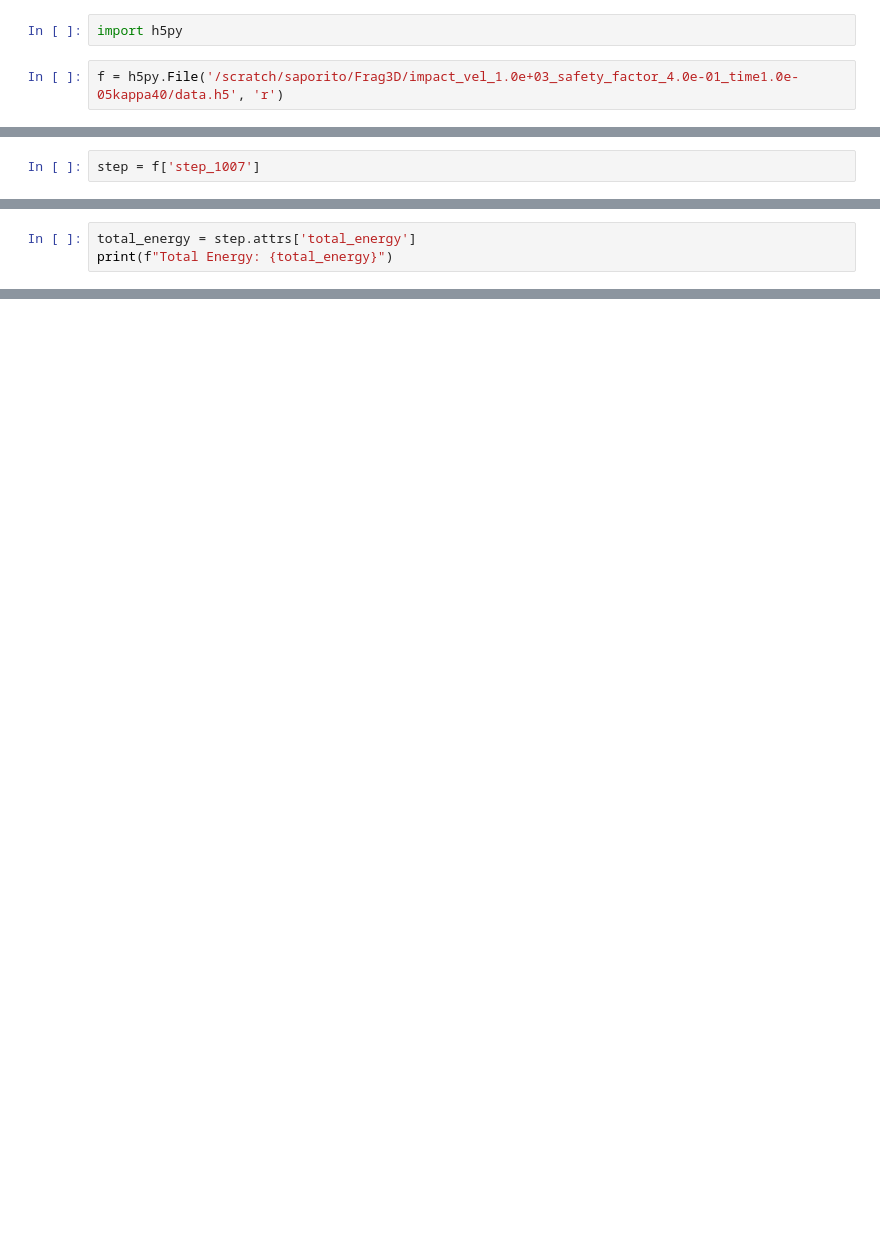
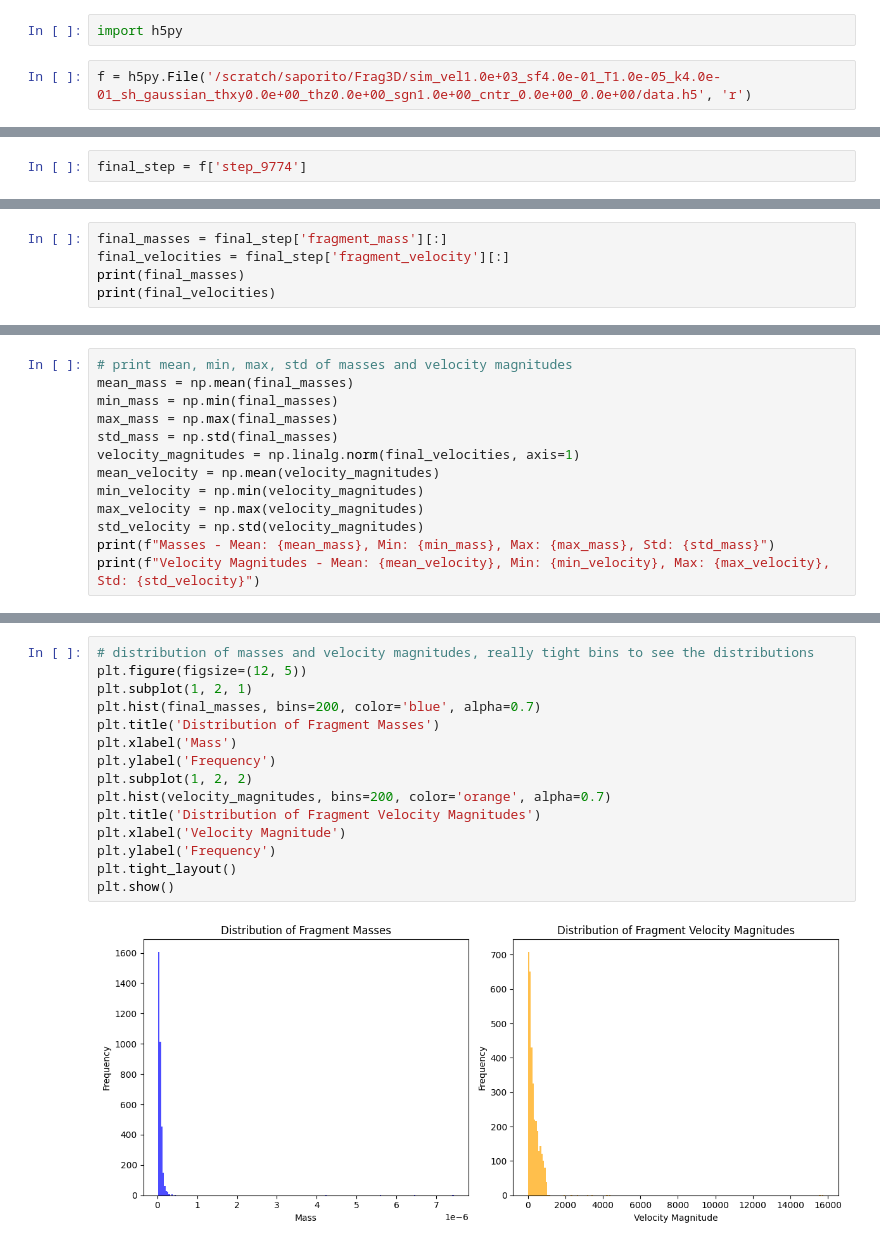
Before and after one commit to andreasaporito/Frag3D, a Jupyter notebook: results_analysis/analysis.ipynb, the cells around one changed output, grey strips where cells are left out. Saved outputs shown, nothing was run; the diff lists cells and outputs as text; blank space fills up the shorter version.

```diff
--- a/results_analysis/analysis.ipynb
+++ b/results_analysis/analysis.ipynb
@@ -1,7 +1,7 @@
 # %%
 import h5py
 # %%
-f = h5py.File('/scratch/saporito/Frag3D/impact_vel_1.0e+03_safety_factor_4.0e-01_time1.0e-05kappa40/data.h5', 'r')
+f = h5py.File('/scratch/saporito/Frag3D/sim_vel1.0e+03_sf4.0e-01_T1.0e-05_k4.0e-01_sh_gaussian_thxy0.0e+00_thz0.0e+00_sgn1.0e+00_cntr_0.0e+00_0.0e+00/data.h5', 'r')
 # %%
 list(f.keys())
 # %% [output]
@@ -25,3 +25,3 @@ list(f.keys())
 # %%
-step = f['step_1007']
+final_step = f['step_9774']
 # %%
@@ -29,6 +29,8 @@ print(step.attrs.keys())
 # %% [output]
 <KeysViewHDF5 ['econ', 'edis', 'ekin', 'epot', 'erev', 'nb_fragments', 'time', 'total_energy', 'work']>
 # %%
-total_energy = step.attrs['total_energy']
-print(f"Total Energy: {total_energy}")
+final_masses = final_step['fragment_mass'][:]
+final_velocities = final_step['fragment_velocity'][:]
+print(final_masses)
+print(final_velocities)
 # %% [output]
@@ -74,0 +49,13 @@ Z-velocities: [446.27633216 448.89799942 331.27100343 320.59508341  70.07931241
+# %%
+# print mean, min, max, std of masses and velocity magnitudes
+mean_mass = np.mean(final_masses)
+min_mass = np.min(final_masses)
+max_mass = np.max(final_masses)
+std_mass = np.std(final_masses)
+velocity_magnitudes = np.linalg.norm(final_velocities, axis=1)
+mean_velocity = np.mean(velocity_magnitudes)
+min_velocity = np.min(velocity_magnitudes)
+max_velocity = np.max(velocity_magnitudes)
+std_velocity = np.std(velocity_magnitudes)
+print(f"Masses - Mean: {mean_mass}, Min: {min_mass}, Max: {max_mass}, Std: {std_mass}")
+print(f"Velocity Magnitudes - Mean: {mean_velocity}, Min: {min_velocity}, Max: {max_velocity}, Std: {std_velocity}")
@@ -74,0 +65,17 @@ Z-velocities: [446.27633216 448.89799942 331.27100343 320.59508341  70.07931241
+# %%
+# distribution of masses and velocity magnitudes, really tight bins to see the distributions
+plt.figure(figsize=(12, 5))
+plt.subplot(1, 2, 1)
+plt.hist(final_masses, bins=200, color='blue', alpha=0.7)
+plt.title('Distribution of Fragment Masses')
+plt.xlabel('Mass')
+plt.ylabel('Frequency')
+plt.subplot(1, 2, 2)
+plt.hist(velocity_magnitudes, bins=200, color='orange', alpha=0.7)
+plt.title('Distribution of Fragment Velocity Magnitudes')
+plt.xlabel('Velocity Magnitude')
+plt.ylabel('Frequency')
+plt.tight_layout()
+plt.show()
+# %% [output]
+[figure, added]
```
Also changed, not shown: parts of 11 cells of this notebook, 1 other file.
